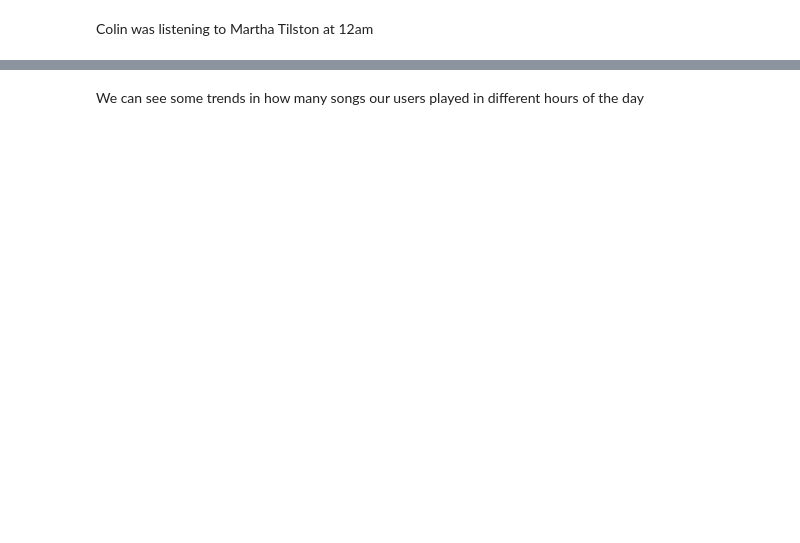
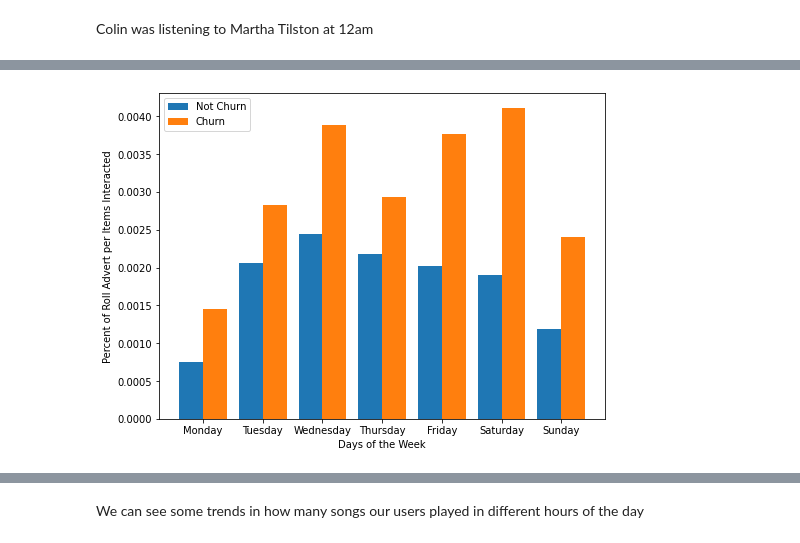
Before and after one commit to JosephArcila/Predicting_User_Cancelation_with_Spark, a Jupyter notebook: Sparkify.ipynb, the cells around one changed output, grey strips where cells are left out. Cells and saved outputs as stored; diff of their text form; code cells hidden in the pictures; blank space fills up the shorter version.

```diff
--- a/Sparkify.ipynb
+++ b/Sparkify.ipynb
@@ -569,0 +488,30 @@ user_log_valid.filter((user_log_valid.userId == 140) & ((user_log_valid.phase ==
+# %%
+# Counting the Ads
+ads_in_weekday = train.filter((train.page == "Roll Advert") & (train.Churn == 0)) \
+    .groupby(train.weekday).count().orderBy(train.weekday.cast("float"))
+ads_in_weekday_pd = ads_in_weekday.toPandas()
+# %%
+# Counting the Ads
+ads_in_weekday_churn = train.filter((train.page == "Roll Advert") & (train.Churn == 1)) \
+    .groupby(train.weekday).count().orderBy(train.weekday.cast("float"))
+ads_in_weekday_churn_pd = ads_in_weekday_churn.toPandas()
+# %%
+ads_in_weekday_pd['count'] = ads_in_weekday_pd['count']/train.filter(train.Churn==0).count()
+# %%
+ads_in_weekday_churn_pd['count'] = ads_in_weekday_churn_pd['count']/train.filter(train.Churn==1).count()
+# %%
+import numpy as np
+X = ['Monday','Tuesday','Wednesday','Thursday', 'Friday', 'Saturday', 'Sunday']
+X_axis = np.arange(7)
+
+plt.figure(figsize=(8, 6))
+plt.bar(X_axis - 0.2, ads_in_weekday_pd['count'], 0.4, label = 'Not Churn')
+plt.bar(X_axis + 0.2, ads_in_weekday_churn_pd['count'], 0.4, label = 'Churn')
+
+plt.xticks(X_axis, X)
+plt.xlabel("Days of the Week")
+plt.ylabel("Percent of Roll Advert per Items Interacted")
+plt.legend()
+plt.show()
+# %% [output]
+[figure, added]
```
Also changed, not shown: parts of 102 cells of this notebook.
